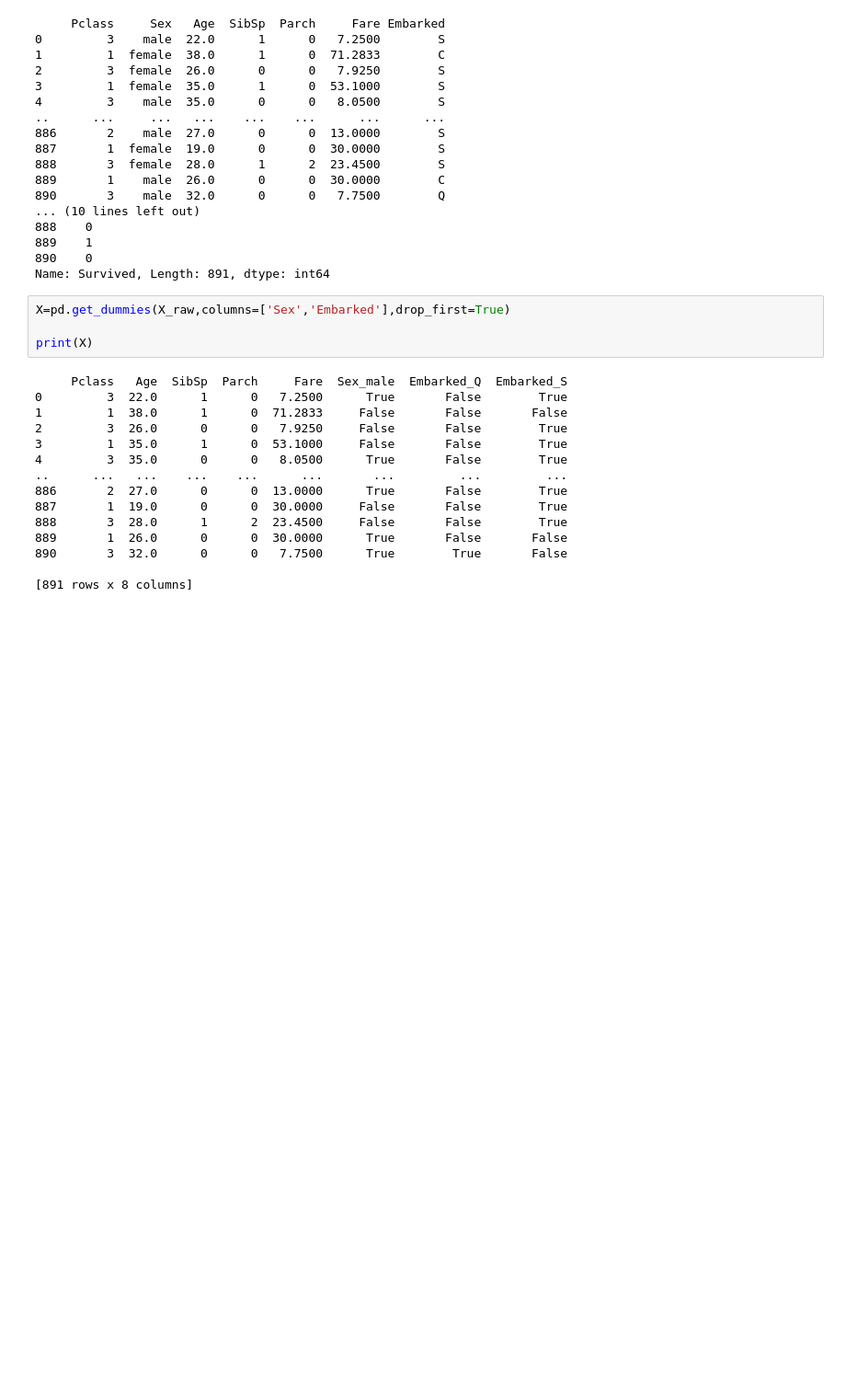
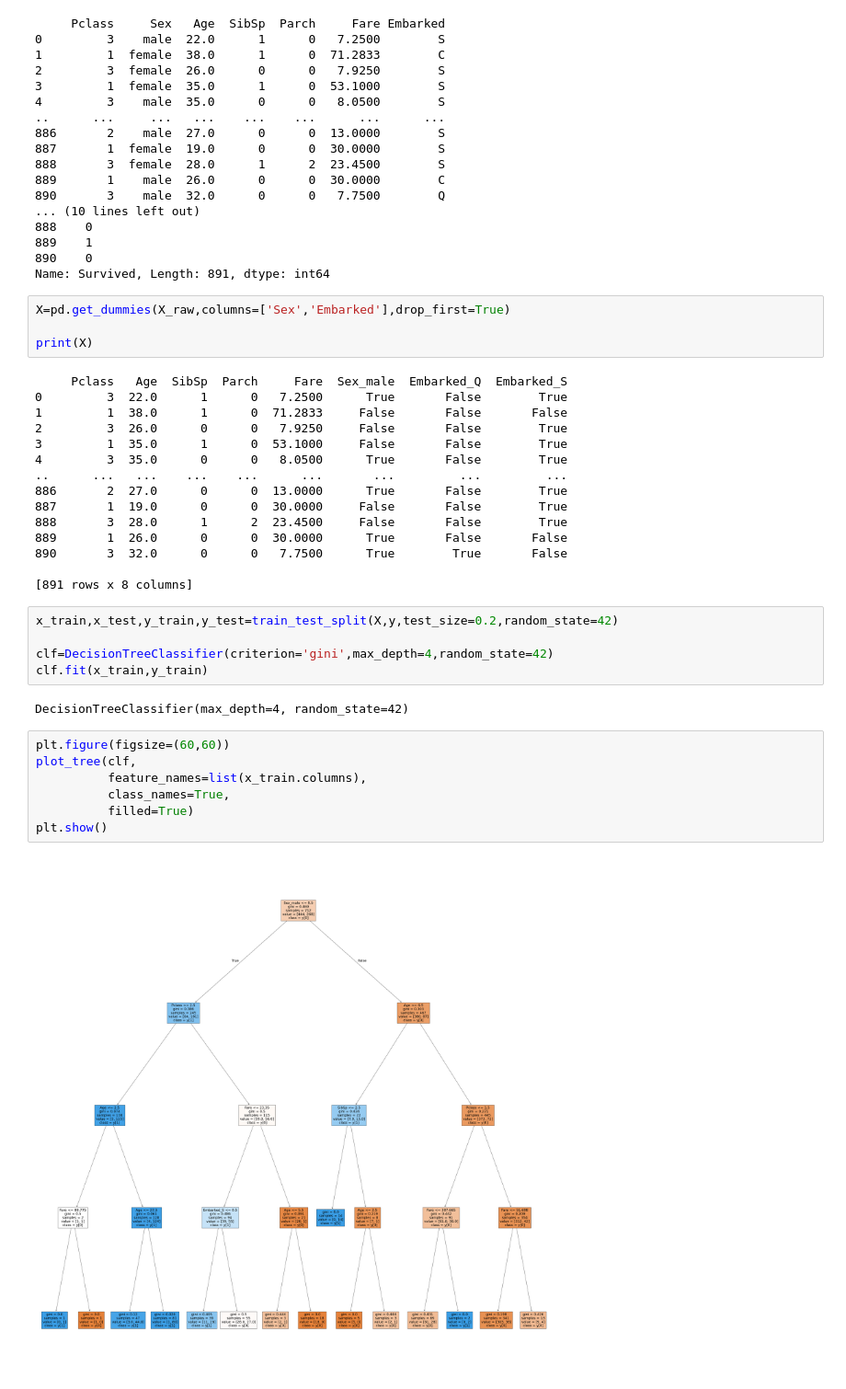
Before and after one commit to sandula-sanchana/ML, a Jupyter notebook: day7/titanic.ipynb, the cells around one changed output. Shown at 92% size. Saved outputs shown, nothing was run; the diff lists cells and outputs as text; blank space fills up the shorter version.

Commit message:
train model with max depth 4

```diff
--- a/day7/titanic.ipynb
+++ b/day7/titanic.ipynb
@@ -119,3 +119,19 @@ print(X)
 890       3  32.0      0      0   7.7500      True        True       False
 
 [891 rows x 8 columns]
+# %%
+x_train,x_test,y_train,y_test=train_test_split(X,y,test_size=0.2,random_state=42)
+
+clf=DecisionTreeClassifier(criterion='gini',max_depth=4,random_state=42)
+clf.fit(x_train,y_train)
+# %% [output]
+DecisionTreeClassifier(max_depth=4, random_state=42)
+# %%
+plt.figure(figsize=(60,60))
+plot_tree(clf,
+          feature_names=list(x_train.columns),
+          class_names=True,
+          filled=True)
+plt.show()
+# %% [output]
+[figure, added]
```
Also changed, not shown: parts of 1 cell of this notebook.
